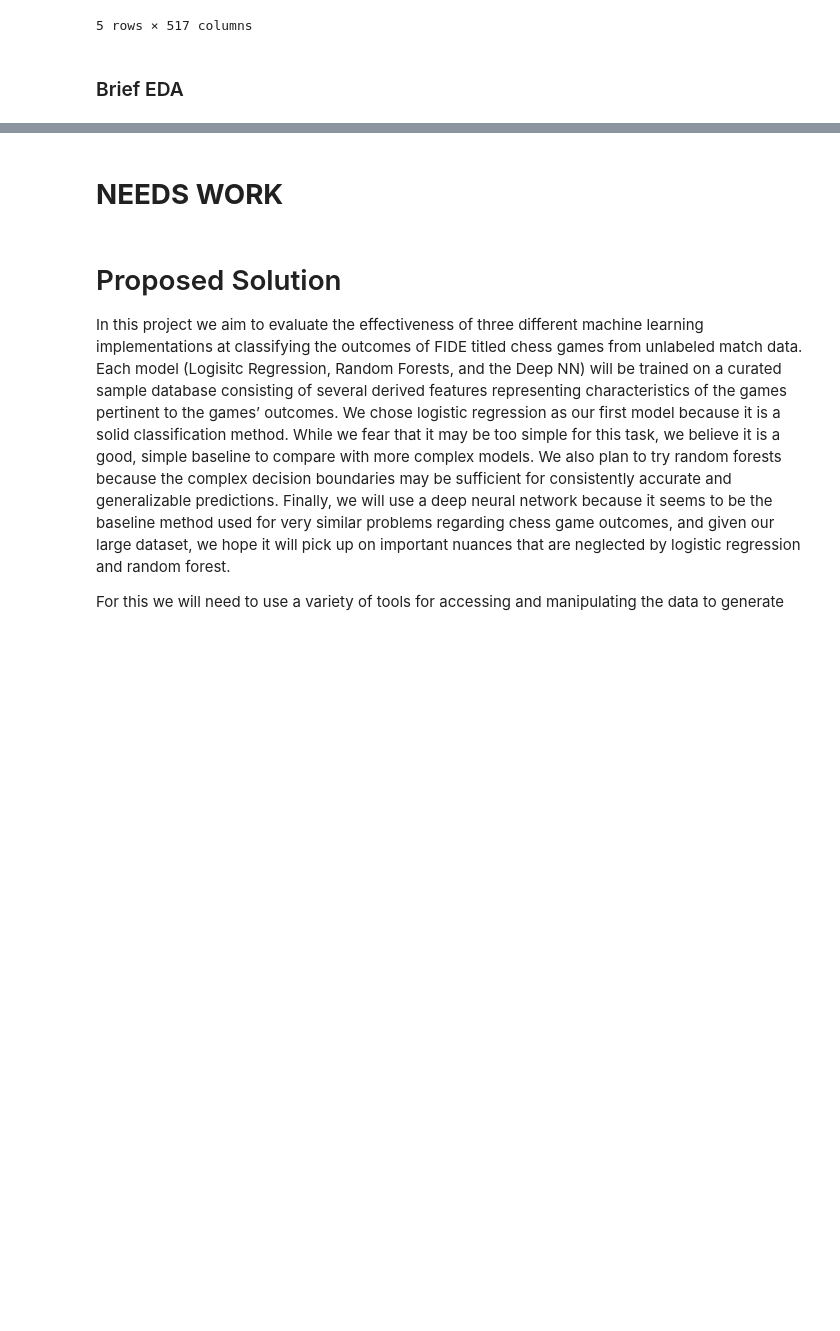
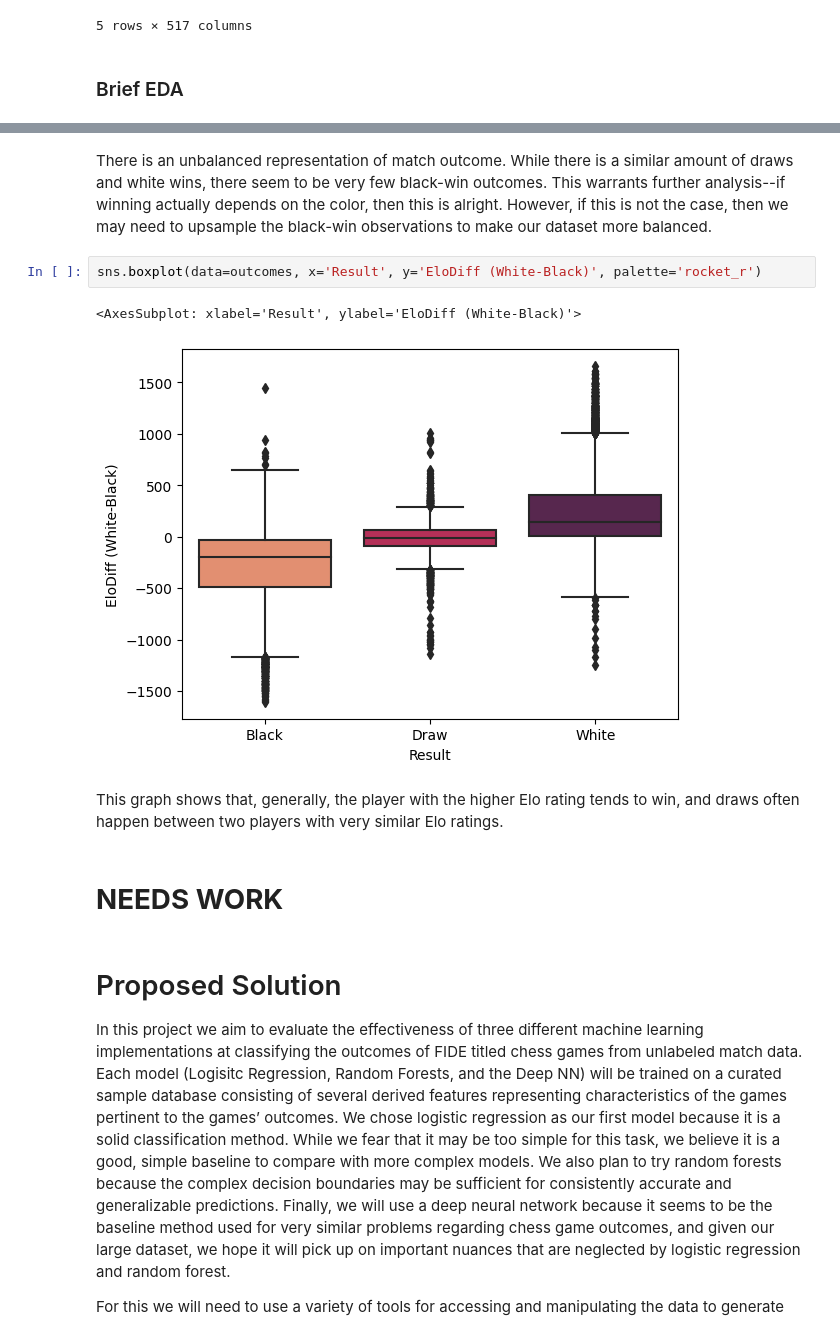
Before and after one commit to COGS118A/Group017-Wi23, a Jupyter notebook: FinalProjectGroup017-Wi23.ipynb, the cells around one changed output, grey strips where cells are left out. Drawn from its saved outputs; the diff is of its cells as text; blank space fills up the shorter version.

```diff
--- a/FinalProjectGroup017-Wi23.ipynb
+++ b/FinalProjectGroup017-Wi23.ipynb
@@ -153,3 +173,12 @@ Number of features (after one-hot encoding): 517
+# %% [markdown]
+There is an unbalanced representation of match outcome. While there is a similar amount of draws and white wins, there seem to be very few black-win outcomes. This warrants further analysis--if winning actually depends on the color, then this is alright. However, if this is not the case, then we may need to upsample the black-win observations to make our dataset more balanced.
+# %%
+sns.boxplot(data=outcomes, x='Result', y='EloDiff (White-Black)', palette='rocket_r')
+# %% [output]
+<AxesSubplot: xlabel='Result', ylabel='EloDiff (White-Black)'>
+[figure, added]
+# %% [markdown]
+This graph shows that, generally, the player with the higher Elo rating tends to win, and draws often happen between two players with very similar Elo ratings.
 # %% [markdown]
 # __NEEDS WORK__
 # %% [markdown]
```
Also changed, not shown: parts of 5 cells of this notebook.
